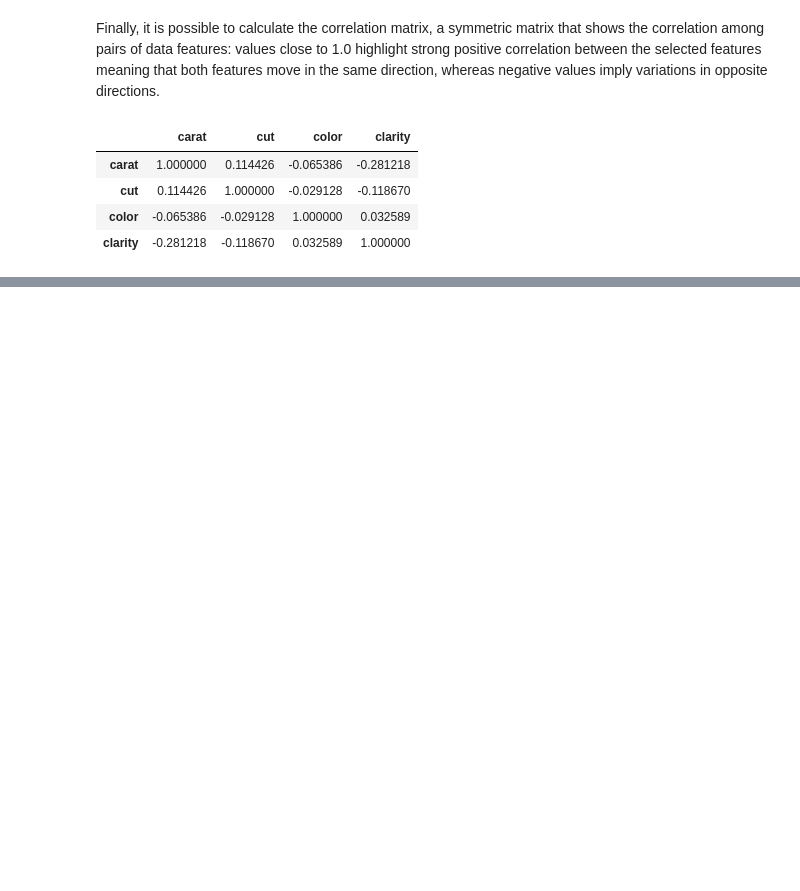
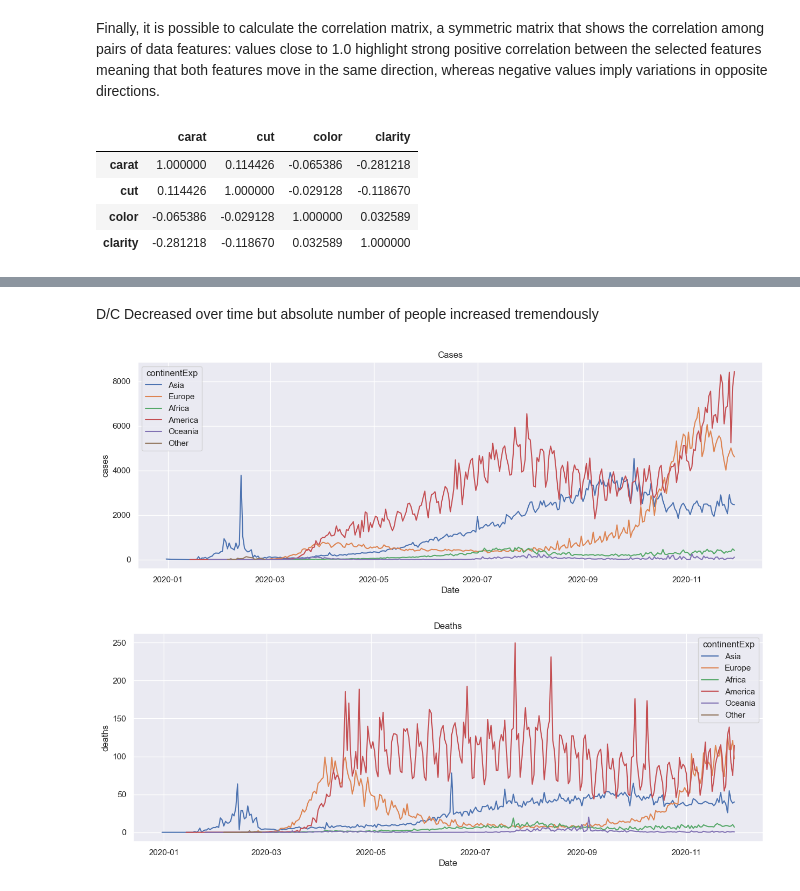
Before and after one commit to Ajandaghian/Polimi, a Jupyter notebook: ML - Machine Learning (VERCELLIS CARLO) /ML Lab/x01_Assignment/Assignement.ipynb, the cells around one changed output, grey strips where cells are left out. Saved outputs shown, nothing was run; the diff lists cells and outputs as text; code cells hidden in the pictures; blank space fills up the shorter version.

```diff
--- a/ML - Machine Learning (VERCELLIS CARLO) /ML Lab/x01_Assignment/Assignement.ipynb
+++ b/ML - Machine Learning (VERCELLIS CARLO) /ML Lab/x01_Assignment/Assignement.ipynb
@@ -248,0 +395,15 @@ Following the example provided above, perform a complete data exploration task o
+# %% [markdown]
+D/C Decreased over time but absolute number of people increased tremendously
+# %%
+plt.figure(figsize=(15, 5))
+sns.lineplot(data=df, x='Date', y='cases', hue='continentExp', errorbar=None)
+plt.title('Cases')
+plt.show()
+
+plt.figure(figsize=(15, 5))
+sns.lineplot(data=df, x='Date', y='deaths', hue='continentExp', errorbar=None )
+plt.title('Deaths')
+plt.show()
+# %% [output]
+[figure, added]
+[figure, added]
```
Also changed, not shown: parts of 29 cells of this notebook, 6 other files.
